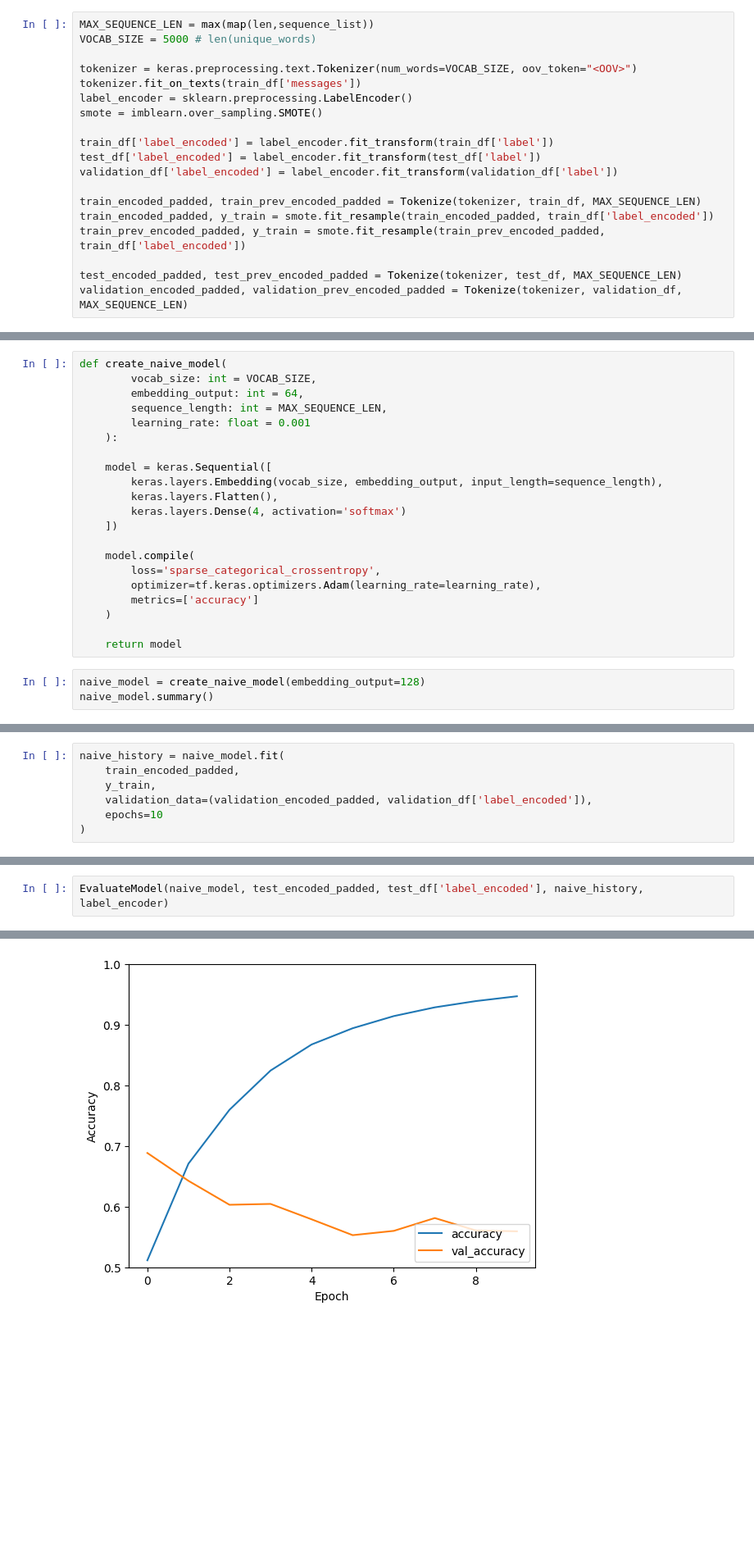
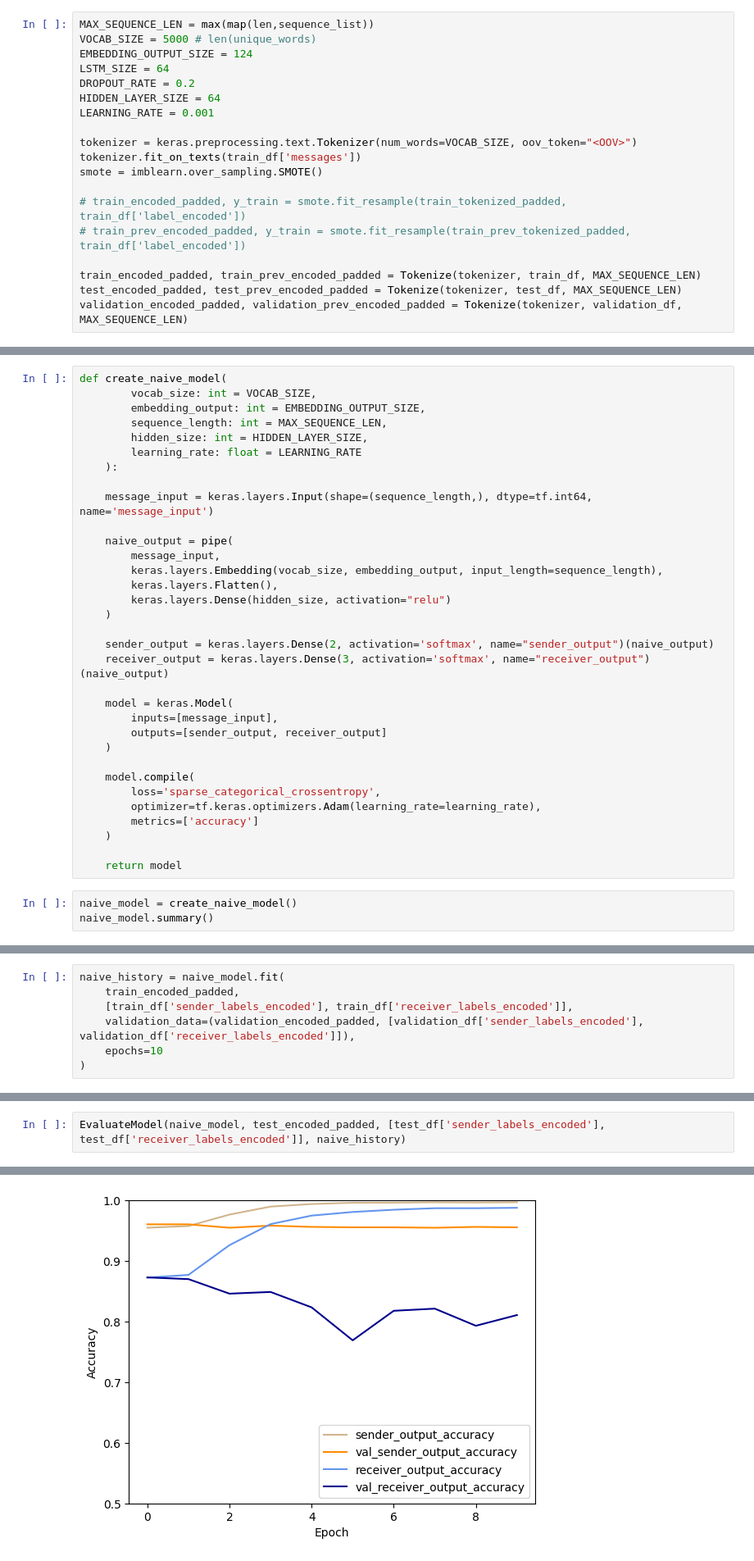
Before and after one commit to AdamKreitz/w266-final-project, a Jupyter notebook: lee2.ipynb, the cells around one changed output, grey strips where cells are left out. Shown at 82% size. Cells and saved outputs as stored; diff of their text form; blank space fills up the shorter version.

```diff
--- a/lee2.ipynb
+++ b/lee2.ipynb
@@ -309,19 +317,19 @@ Name: proportion, dtype: float64
 # %%
 MAX_SEQUENCE_LEN = max(map(len,sequence_list))
 VOCAB_SIZE = 5000 # len(unique_words)
+EMBEDDING_OUTPUT_SIZE = 124
+LSTM_SIZE = 64
+DROPOUT_RATE = 0.2
+HIDDEN_LAYER_SIZE = 64
+LEARNING_RATE = 0.001
 
 tokenizer = keras.preprocessing.text.Tokenizer(num_words=VOCAB_SIZE, oov_token="<OOV>")
 tokenizer.fit_on_texts(train_df['messages'])
-label_encoder = sklearn.preprocessing.LabelEncoder()
 smote = imblearn.over_sampling.SMOTE()
 
-train_df['label_encoded'] = label_encoder.fit_transform(train_df['label'])
-test_df['label_encoded'] = label_encoder.fit_transform(test_df['label'])
-validation_df['label_encoded'] = label_encoder.fit_transform(validation_df['label'])
+# train_encoded_padded, y_train = smote.fit_resample(train_tokenized_padded, train_df['label_encoded'])
+# train_prev_encoded_padded, y_train = smote.fit_resample(train_prev_tokenized_padded, train_df['label_encoded'])
 
 train_encoded_padded, train_prev_encoded_padded = Tokenize(tokenizer, train_df, MAX_SEQUENCE_LEN)
-train_encoded_padded, y_train = smote.fit_resample(train_encoded_padded, train_df['label_encoded'])
-train_prev_encoded_padded, y_train = smote.fit_resample(train_prev_encoded_padded, train_df['label_encoded'])
-
 test_encoded_padded, test_prev_encoded_padded = Tokenize(tokenizer, test_df, MAX_SEQUENCE_LEN)
 validation_encoded_padded, validation_prev_encoded_padded = Tokenize(tokenizer, validation_df, MAX_SEQUENCE_LEN)
@@ -341,16 +340,28 @@ Name: count, dtype: int64
 # %%
 def create_naive_model(
         vocab_size: int = VOCAB_SIZE,
-        embedding_output: int = 64,
+        embedding_output: int = EMBEDDING_OUTPUT_SIZE,
         sequence_length: int = MAX_SEQUENCE_LEN,
-        learning_rate: float = 0.001
+        hidden_size: int = HIDDEN_LAYER_SIZE,
+        learning_rate: float = LEARNING_RATE
     ):
 
-    model = keras.Sequential([
+    message_input = keras.layers.Input(shape=(sequence_length,), dtype=tf.int64, name='message_input')
+
+    naive_output = pipe(
+        message_input,
         keras.layers.Embedding(vocab_size, embedding_output, input_length=sequence_length),
         keras.layers.Flatten(),
-        keras.layers.Dense(4, activation='softmax')
-    ])
+        keras.layers.Dense(hidden_size, activation="relu")
+    )
+
+    sender_output = keras.layers.Dense(2, activation='softmax', name="sender_output")(naive_output)
+    receiver_output = keras.layers.Dense(3, activation='softmax', name="receiver_output")(naive_output)
+
+    model = keras.Model(
+        inputs=[message_input],
+        outputs=[sender_output, receiver_output]
+    )
 
     model.compile(
         loss='sparse_categorical_crossentropy',
@@ -360,6 +371,6 @@ def create_naive_model(
 
     return model
 # %%
-naive_model = create_naive_model(embedding_output=128)
+naive_model = create_naive_model()
 naive_model.summary()
 # %% [output]
@@ -383,8 +394,8 @@ _________________________________________________________________
 # %%
 naive_history = naive_model.fit(
     train_encoded_padded,
-    y_train,
-    validation_data=(validation_encoded_padded, validation_df['label_encoded']),
+    [train_df['sender_labels_encoded'], train_df['receiver_labels_encoded']],
+    validation_data=(validation_encoded_padded, [validation_df['sender_labels_encoded'], validation_df['receiver_labels_encoded']]),
     epochs=10
 )
 # %% [output]
@@ -411,6 +422,6 @@ Epoch 10/10
 # %%
-EvaluateModel(naive_model, test_encoded_padded, test_df['label_encoded'], naive_history, label_encoder)
+EvaluateModel(naive_model, test_encoded_padded, [test_df['sender_labels_encoded'], test_df['receiver_labels_encoded']], naive_history)
 # %% [output]
 ========== Model Accuracy ==========
-[figure, old version]
+[figure, new version]
 ========== Test Evaluation ==========
```
Also changed, not shown: parts of 26 cells of this notebook.
